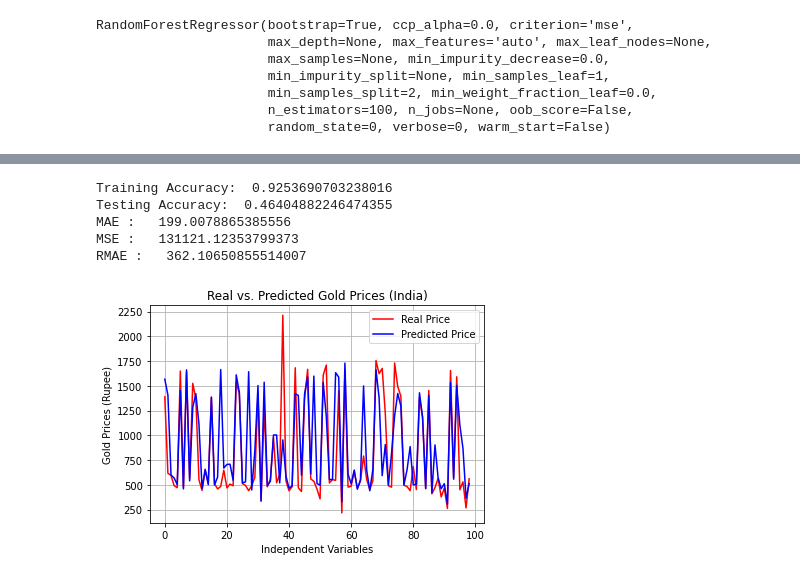
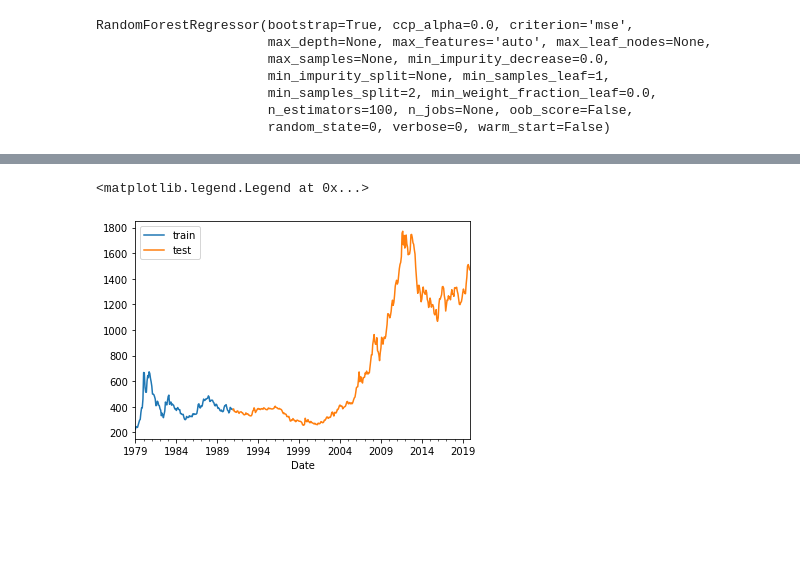
Before and after one commit to cjvilla/Gold-Projections, a Jupyter notebook: Code/random_forest_regressor.ipynb, the cells around one changed output, grey strips where cells are left out. Saved outputs shown, nothing was run; the diff lists cells and outputs as text; code cells hidden in the pictures; blank space fills up the shorter version.

```diff
--- a/Code/random_forest_regressor.ipynb
+++ b/Code/random_forest_regressor.ipynb
@@ -120,0 +126,3 @@ plt.show()
+# %%
+data['Date'] = pd.to_datetime(data['Date'])
+data.info()
@@ -241,38 +160,13 @@ RMAE :   4613.156886349023
-# %%
-from sklearn.model_selection import train_test_split
-temp = data[['Inflation_Value', 'dollar_index']]
-y_temp = data[['us_dollar']]
-x = temp.iloc[:,:].values
-y= data.loc[:,['australian_dollar']].values
-
-x_train, x_test, y_train, y_test = train_test_split(x, y, test_size = 0.2, random_state = 0)
-regressor = RandomForestRegressor(n_estimators = 100, random_state = 0)
-regressor.fit(x_train, y_train)
-
-y_pred = regressor.predict(x_test)
-
-accuracy_train = regressor.score(x_train, y_train)
-accuracy_test = regressor.score(x_test, y_test)
-print("Training Accuracy: ", accuracy_train)
-print("Testing Accuracy: ", accuracy_test)
-
-from sklearn import metrics
-print('MAE :'," ", metrics.mean_absolute_error(y_test,y_pred))
-print('MSE :'," ", metrics.mean_squared_error(y_test,y_pred))
-print('RMAE :'," ", np.sqrt(metrics.mean_squared_error(y_test,y_pred)))
-
-plt.plot(y_test, color = 'Red', label = 'Real Price')
-plt.plot(y_pred, color = 'Blue', label = 'Predicted Price')
-plt.grid(2.5)
-plt.title('Real vs. Predicted Gold Prices (India)')
-plt.xlabel('Independent Variables')
-plt.ylabel('Gold Prices (Rupee)')
-plt.legend()
-plt.show()
-# %% [output]
-Training Accuracy:  0.9253690703238016
-Testing Accuracy:  0.46404882246474355
-MAE :   199.0078865385556
-MSE :   131121.12353799373
-RMAE :   362.10650855514007
-[figure, removed]
+# %%
+data = pd.DataFrame(data['us_dollar']).set_index(data['Date'])
+# %%
+time = pd.Timestamp('1990-12')
+train = data.loc[:time,['us_dollar']]
+test = data.loc[time:,['us_dollar']]
+
+ax = train.plot()
+test.plot(ax=ax)
+plt.legend(['train', 'test'])
+# %% [output]
+<matplotlib.legend.Legend at 0x...>
+[figure, added]
```
Also changed, not shown: parts of 21 cells of this notebook.
